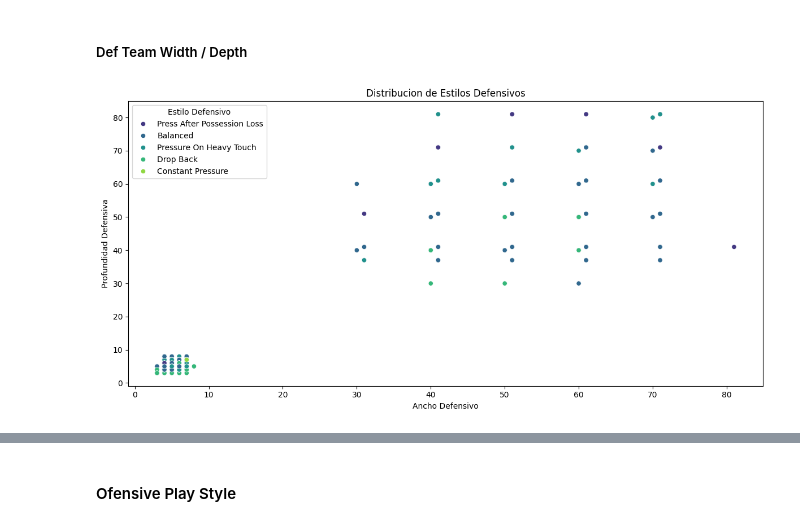
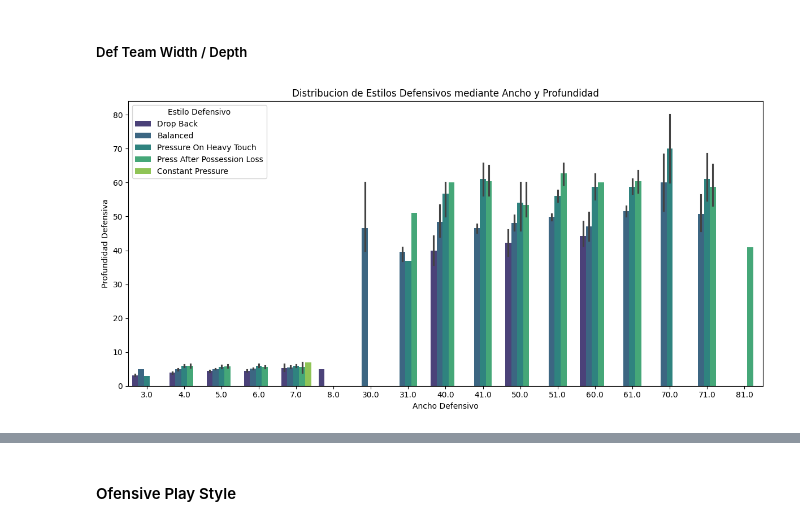
Before and after one commit to Tomaslopera/Fifa_Analysis, a Jupyter notebook: fifa23_analysis.ipynb, the cells around one changed output, grey strips where cells are left out. Saved outputs shown, nothing was run; the diff lists cells and outputs as text; code cells hidden in the pictures.

```diff
--- a/fifa23_analysis.ipynb
+++ b/fifa23_analysis.ipynb
@@ -302,12 +342,12 @@ plt.show()
 ##### Def Team Width / Depth
 # %%
 plt.figure(figsize=(12, 6))
-sns.scatterplot(data=df_teams, x='def_team_width', y='def_team_depth', palette='viridis', hue='def_style')
-plt.title('Distribucion de Estilos Defensivos')
+sns.barplot(data=df_teams, x='def_team_width', y='def_team_depth', palette='viridis', hue='def_style')
+plt.title('Distribucion de Estilos Defensivos mediante Ancho y Profundidad')
 plt.xlabel('Ancho Defensivo')
 plt.ylabel('Profundidad Defensiva')
 plt.legend(title='Estilo Defensivo')
 plt.tight_layout()
 plt.show()
 # %% [output]
-[figure, old version]
+[figure, new version]
```
Also changed, not shown: parts of 17 cells of this notebook.
